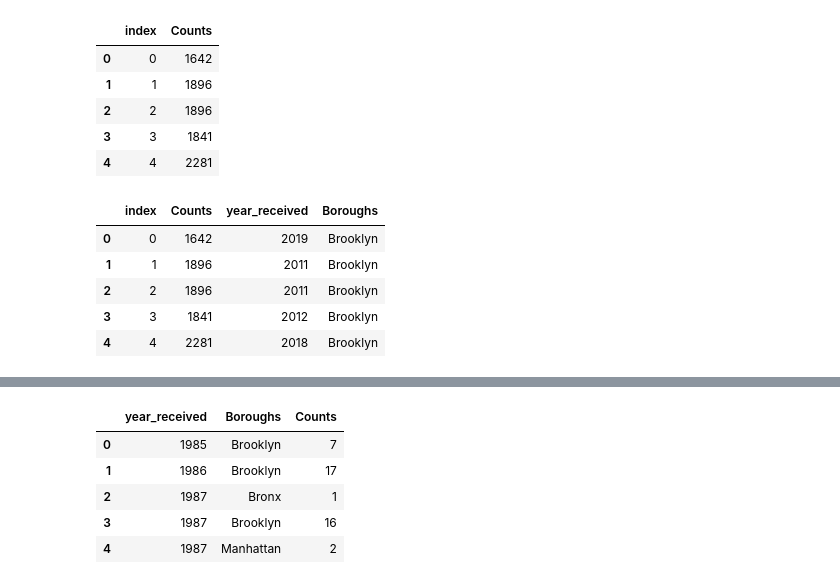
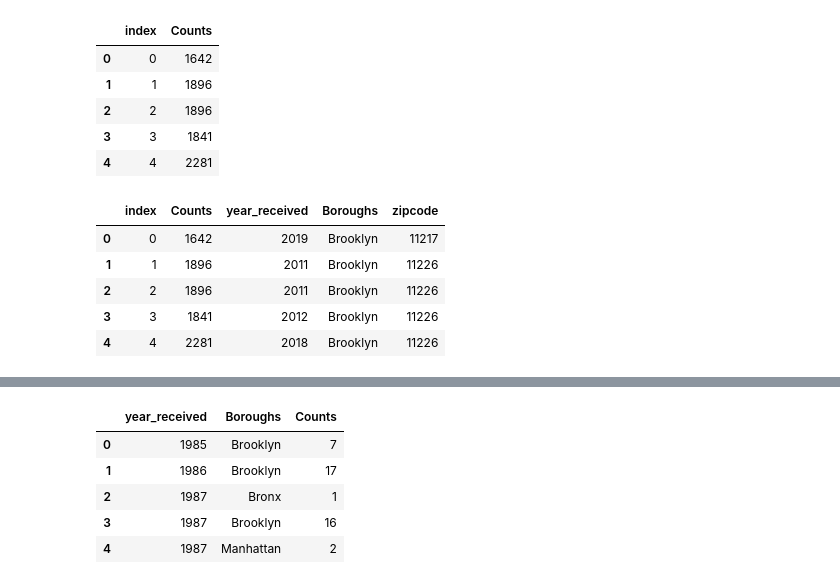
Before and after one commit to ibhuang/NYPD, a Jupyter notebook: Map testing.ipynb, the cells around one changed output, grey strips where cells are left out. Saved outputs shown, nothing was run; the diff lists cells and outputs as text; code cells hidden in the pictures.

Commit message:
update for both zipcode and boroughs dataframe

```diff
--- a/Map testing.ipynb
+++ b/Map testing.ipynb
@@ -155,12 +143,12 @@ new_df.head()
 # %%
 new_df['year_received'] = df['year_received'].values
 new_df['Boroughs'] = df['Boroughs'].values
-
+new_df['zipcode'] = df['zipcode'].values
 new_df.head()
 # %% [output]
-|  | index | Counts | year_received | Boroughs |
-| 0 | 0 | 1642 | 2019 | Brooklyn |
-| 1 | 1 | 1896 | 2011 | Brooklyn |
-| 2 | 2 | 1896 | 2011 | Brooklyn |
-| 3 | 3 | 1841 | 2012 | Brooklyn |
-| 4 | 4 | 2281 | 2018 | Brooklyn |
+|  | index | Counts | year_received | Boroughs | zipcode |
+| 0 | 0 | 1642 | 2019 | Brooklyn | 11217 |
+| 1 | 1 | 1896 | 2011 | Brooklyn | 11226 |
+| 2 | 2 | 1896 | 2011 | Brooklyn | 11226 |
+| 3 | 3 | 1841 | 2012 | Brooklyn | 11226 |
+| 4 | 4 | 2281 | 2018 | Brooklyn | 11226 |
```
Also changed, not shown: parts of 6 cells of this notebook, 2 other files.
